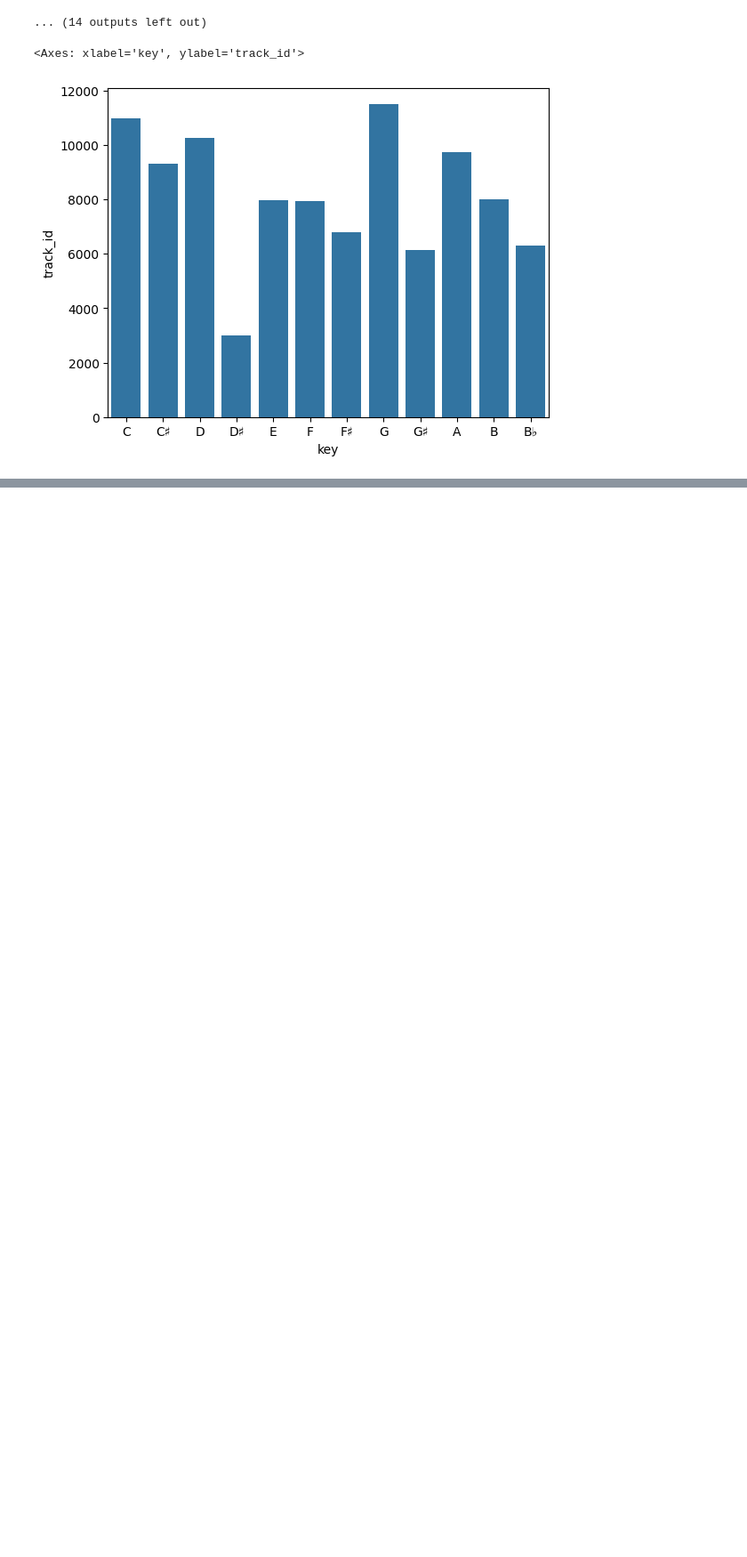
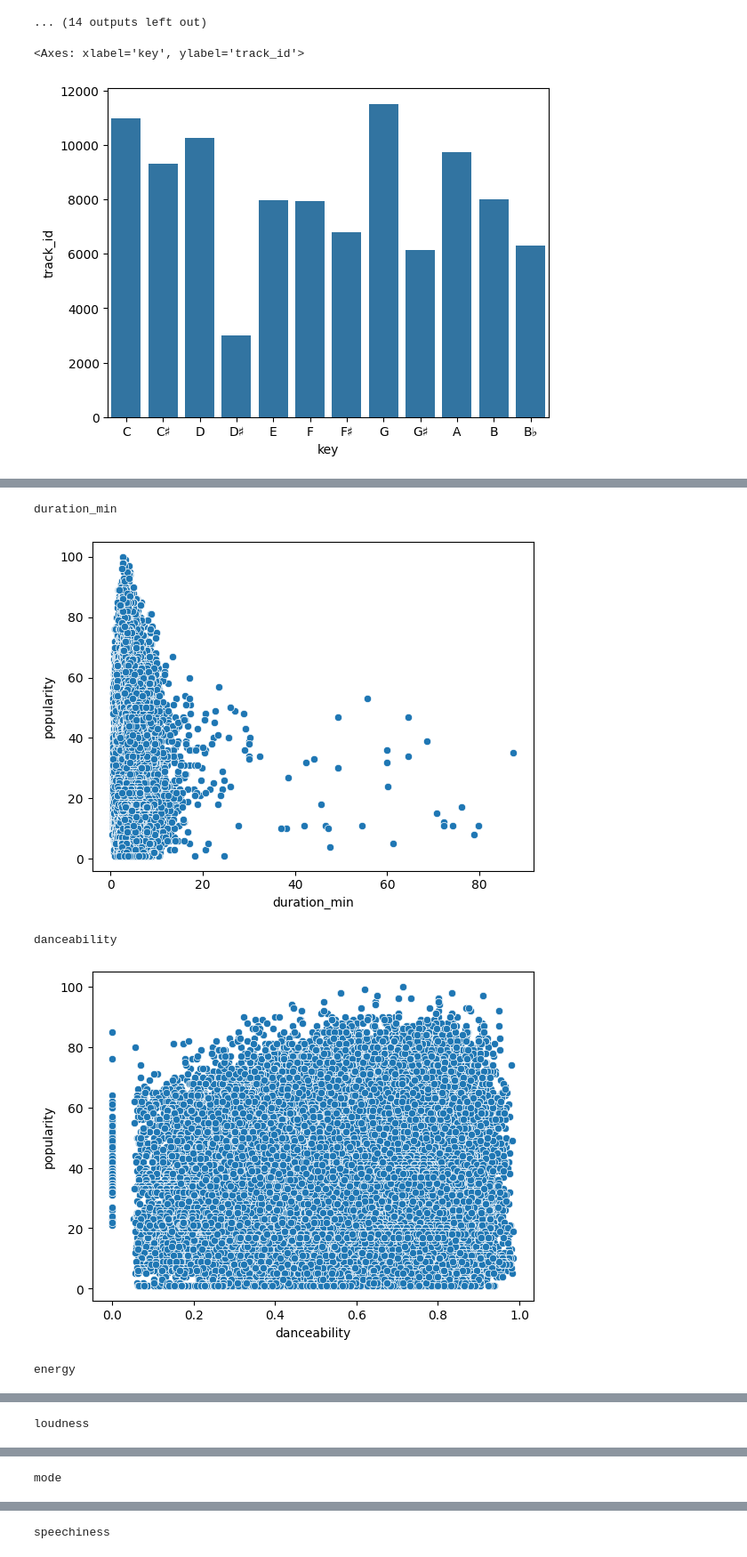
Before and after one commit to AEEM1993/Caso_Practico_Estadistica, a Jupyter notebook: caso_practico.ipynb, the cells around one changed output, grey strips where cells are left out. Shown at 89% size. Saved outputs shown, nothing was run; the diff lists cells and outputs as text; code cells hidden in the pictures; blank space fills up the shorter version.

Commit message:
scatterplot of continue variables

```diff
--- a/caso_practico.ipynb
+++ b/caso_practico.ipynb
@@ -175,5 +169,14 @@ sns.barplot(data=df_temp_1, x="key", y="track_id")
 # %%
 for col in df_process.columns:
     if (col == "popularity"):
         continue
-    if
+    if (df_process[col].dtype in ["int64", "float64"]):
+        print(col)
+        sns.scatterplot(y=df_process["popularity"], x=df_process[col])
+        plt.show()
+# %% [output]
+duration_min
+[figure, added]
+danceability
+[figure, added]
+energy
@@ -179,0 +184 @@ for col in df_process.columns:
+loudness
@@ -179,0 +186 @@ for col in df_process.columns:
+mode
@@ -179,0 +188 @@ for col in df_process.columns:
+speechiness
```
Also changed, not shown: parts of 4 cells of this notebook.
